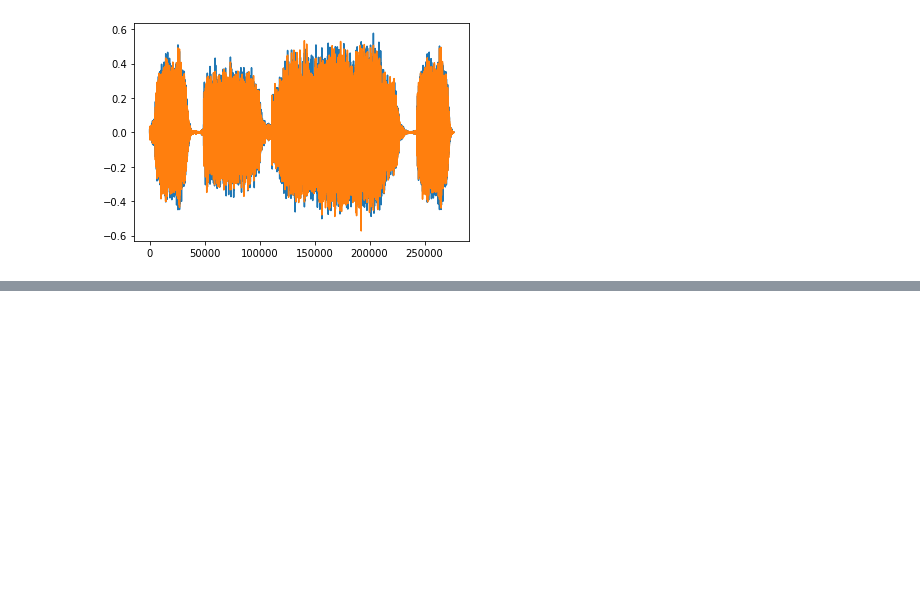
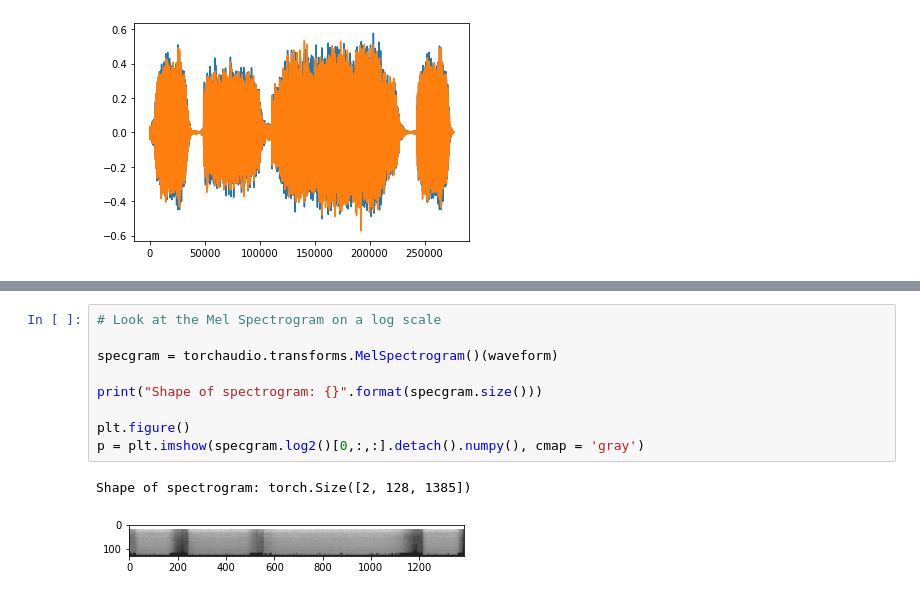
Before and after one commit to markwreinke/OrganStopClassifier, a Jupyter notebook: PytorchAudio.ipynb, the cells around one changed output, grey strips where cells are left out. Saved outputs shown, nothing was run; the diff lists cells and outputs as text; blank space fills up the shorter version.

```diff
--- a/PytorchAudio.ipynb
+++ b/PytorchAudio.ipynb
@@ -53,0 +69,12 @@ Sample rate of waveform: 44100
+# %%
+# Look at the Mel Spectrogram on a log scale
+
+specgram = torchaudio.transforms.MelSpectrogram()(waveform)
+
+print("Shape of spectrogram: {}".format(specgram.size()))
+
+plt.figure()
+p = plt.imshow(specgram.log2()[0,:,:].detach().numpy(), cmap = 'gray')
+# %% [output]
+Shape of spectrogram: torch.Size([2, 128, 1385])
+[figure, added]
```
Also changed, not shown: parts of 3 cells of this notebook.
